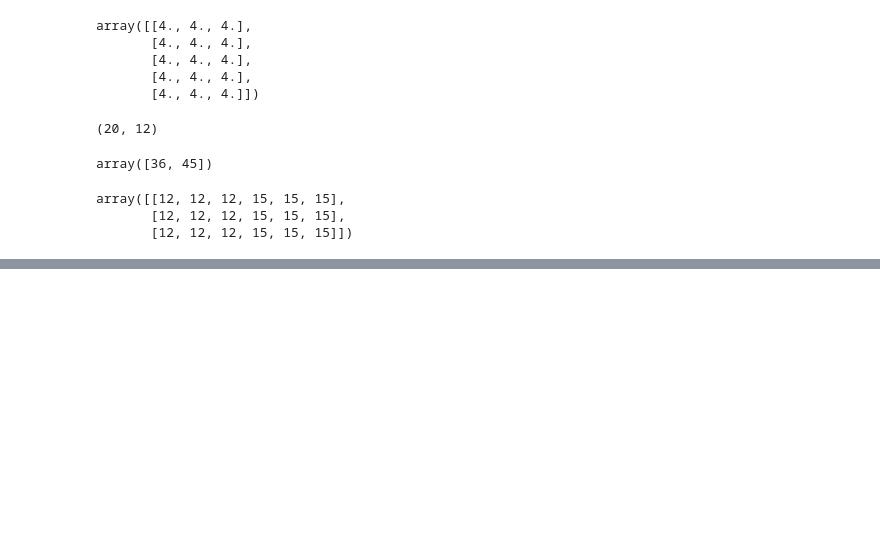
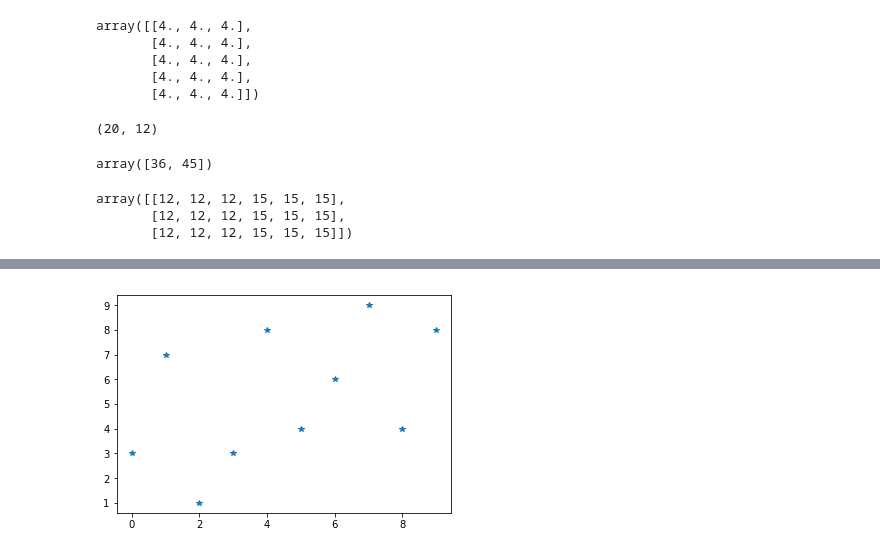
Before and after one commit to championballer/one-fourth-labs-deep-learning, a Jupyter notebook: Python Basics/2408_PythonBasics.ipynb, the cells around one changed output, grey strips where cells are left out. Saved outputs shown, nothing was run; the diff lists cells and outputs as text; code cells hidden in the pictures; blank space fills up the shorter version.

```diff
--- a/Python Basics/2408_PythonBasics.ipynb
+++ b/Python Basics/2408_PythonBasics.ipynb
@@ -820,0 +881,5 @@ array([[0., 1., 4., 7., 0., 4.],
+# %%
+plt.plot(x,'*')
+plt.show()
+# %% [output]
+[figure, added]
```
Also changed, not shown: parts of 24 cells of this notebook.
